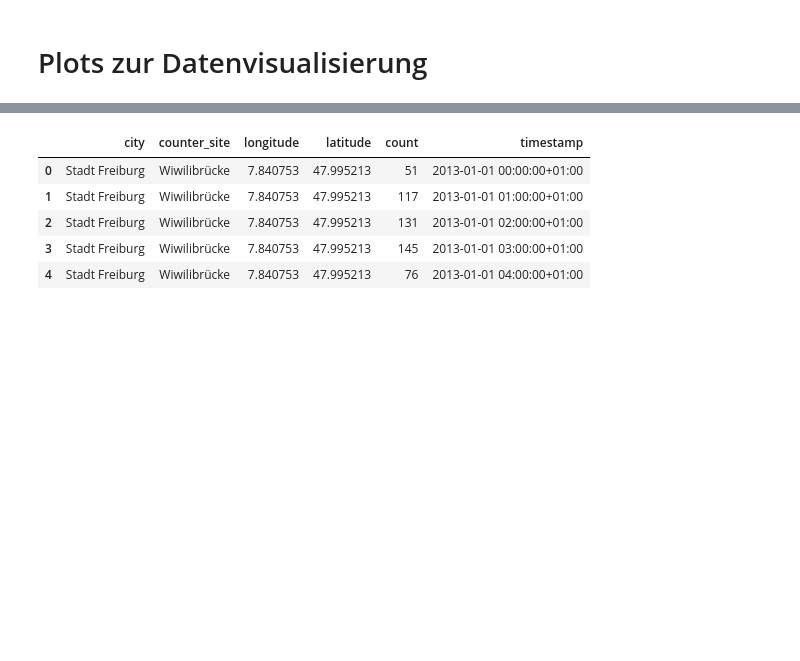
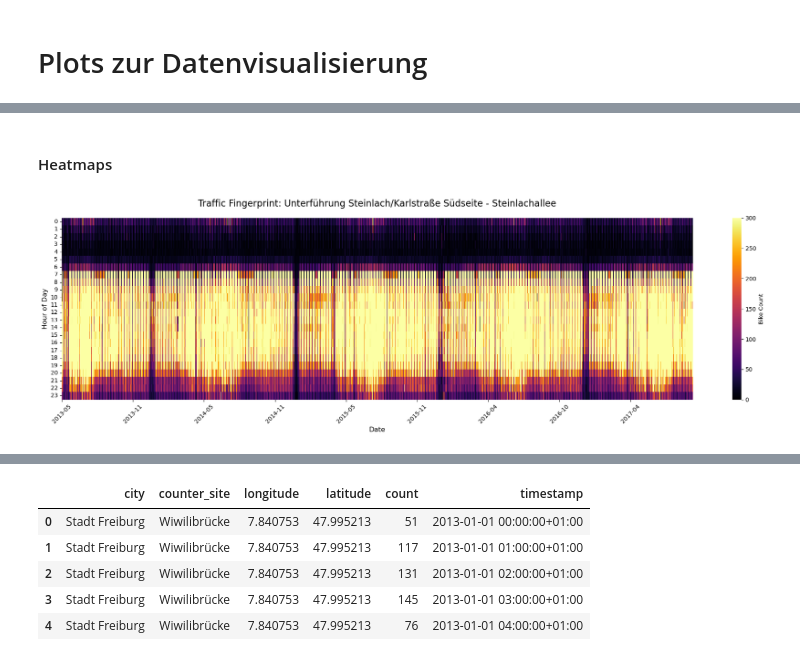
Before and after one commit to skessler01/data_literacy, a Jupyter notebook: notebooks/plots_for_paper.ipynb, the cells around one changed output, grey strips where cells are left out. Saved outputs shown, nothing was run; the diff lists cells and outputs as text; code cells hidden in the pictures; blank space fills up the shorter version.

Commit message:
Plots for the paper

```diff
--- a/notebooks/plots_for_paper.ipynb
+++ b/notebooks/plots_for_paper.ipynb
@@ -7,6 +8,11 @@ import seaborn as sns
 import numpy as np
 # %%
 # Load data
-bike_data = pd.read_csv("../data/full_bike_data_cleaned.csv", low_memory=False)
+bike_data = pd.read_csv("../data/full_bike_data_preprocessed.csv", low_memory=False)
 bike_data['timestamp'] = pd.to_datetime(bike_data['timestamp'], errors='coerce')
 bike_data['timestamp'] = bike_data['timestamp'].dt.tz_convert('Europe/Berlin') # konvertieren um Zeitumstellungsprobleme zu lösen
+# %%
+# Get data for specific city
+city = "Stadt Tübingen"
+city_data = bike_data[bike_data['city'] == city]
+city_data['counter_site'].unique()
@@ -12,0 +152,60 @@ bike_data['timestamp'] = bike_data['timestamp'].dt.tz_convert('Europe/Berlin') #
+# %% [markdown]
+#### Heatmaps
+# %%
+warnings.filterwarnings("ignore")
+
+# --- DATA PREPARATION ---
+# (Assuming 'city_data' is your raw dataframe)
+df = city_data.copy()
+
+# 1. Convert timestamp
+if df['timestamp'].dt.tz is None:
+    df['timestamp'] = pd.to_datetime(df['timestamp']).dt.tz_localize('UTC')
+df['timestamp'] = df['timestamp'].dt.tz_convert('Europe/Berlin')
+
+# 2. Filter for just ONE counter to make the plot readable
+# (Heatmaps get messy if you mix locations. Choose your main one.)
+target_counter = 'Unterführung Steinlach/Karlstraße Südseite - Steinlachallee'
+df_site = df[df['counter_site'] == target_counter].copy()
+
+# 3. Create Pivot Table for Heatmap
+# Index (Y-Axis) = Hour
+# Columns (X-Axis) = Date
+df_site['date'] = df_site['timestamp'].dt.date
+df_site['hour'] = df_site['timestamp'].dt.hour
+
+# Pivot: Rows=Hour, Cols=Date, Values=Count
+heatmap_data = df_site.pivot_table(index='hour', columns='date', values='count', aggfunc='sum').fillna(0)
+
+# --- PLOTTING ---
+plt.figure(figsize=(20, 6))
+
+# Create the heatmap
+# vmin/vmax: Cap the color scale to avoid outliers washing out the plot (e.g., max 500 bikes)
+ax = sns.heatmap(heatmap_data, cmap='inferno', vmin=0, vmax=300, cbar_kws={'label': 'Bike Count'})
+
+# --- FORMATTING ---
+plt.title(f"Traffic Fingerprint: {target_counter}", fontsize=16, pad=20)
+plt.ylabel("Hour of Day", fontsize=12)
+plt.xlabel("Date", fontsize=12)
+
+# Improve X-Axis Labels (The pivot table creates thousands of labels, we only want a few)
+# Get current labels and locations
+x_dates = df_site['date'].unique()
+x_locs = ax.get_xticks()
+
+# Create a locator for every ~6 months
+from matplotlib.dates import MonthLocator, DateFormatter
+import matplotlib.ticker as ticker
+
+# Custom formatting for x-axis to show Year-Month
+# Since Seaborn heatmaps are categorical, we need to map indices roughly to dates
+tick_frequency = 180 # Show label every ~180 days
+ax.set_xticks(range(0, len(x_dates), tick_frequency))
+ax.set_xticklabels([x_dates[i].strftime('%Y-%m') for i in range(0, len(x_dates), tick_frequency)], rotation=45)
+
+plt.yticks(rotation=0) # Keep hour numbers horizontal
+plt.tight_layout()
+plt.show()
+# %% [output]
+[figure, added]
```
Also changed, not shown: parts of 7 cells of this notebook, 1 other file.
